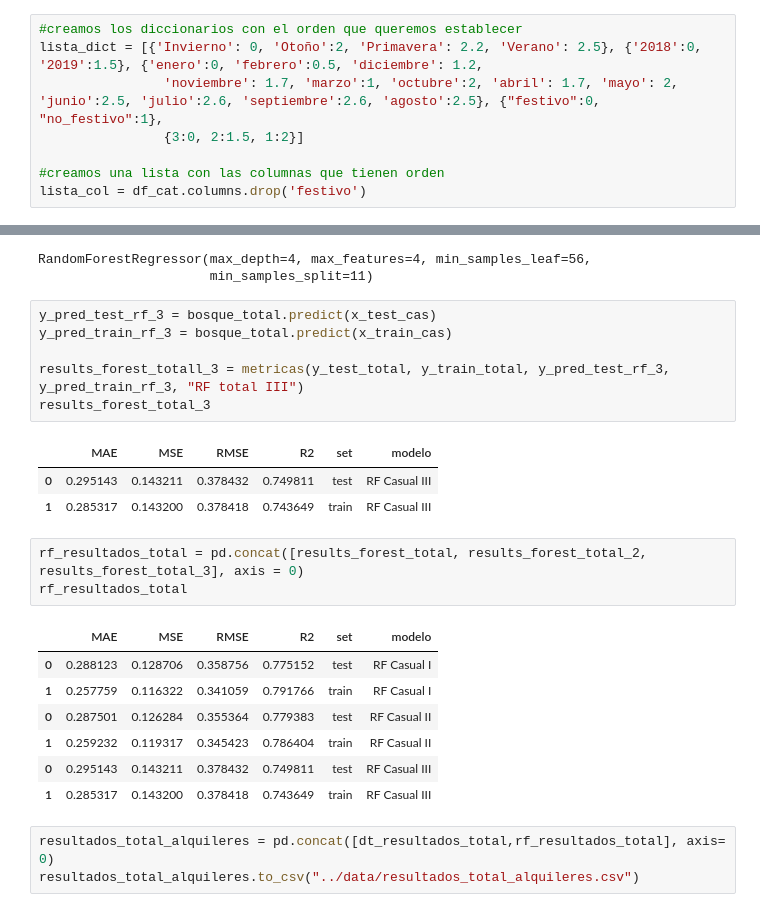
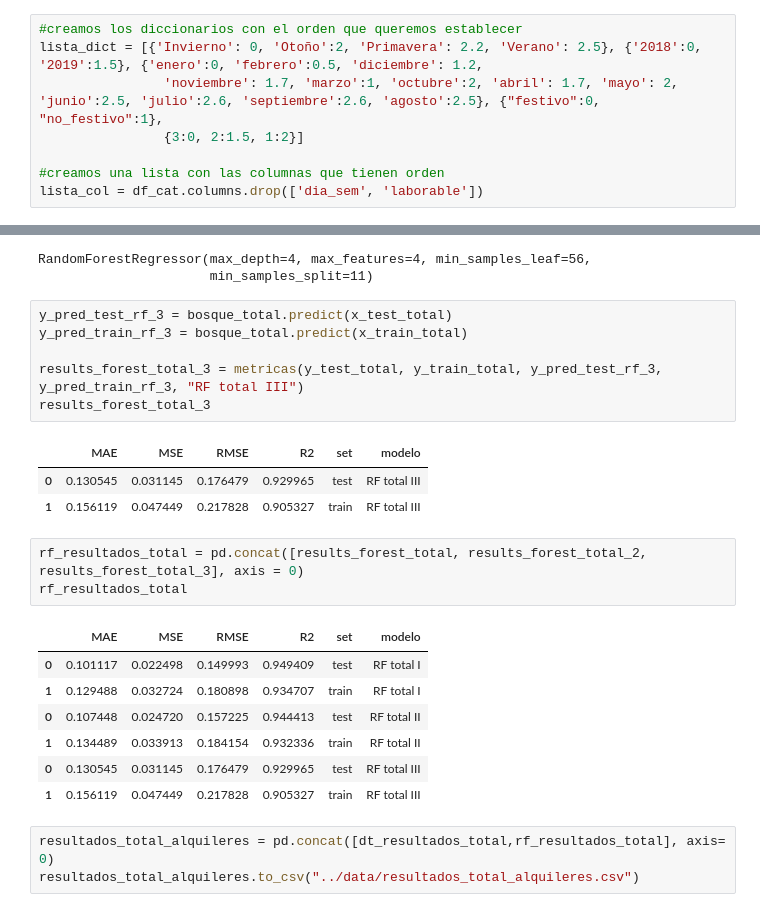
Before and after one commit to LourdesBoj/promoE-modulo3-proyecto-equipo3-Andrea-Catalina-Lourdes-AnaLopez, a Jupyter notebook: notebooks/modelo_3.ipynb, the cells around one changed output, grey strips where cells are left out. Cells and saved outputs as stored; diff of their text form.

```diff
--- a/notebooks/modelo_3.ipynb
+++ b/notebooks/modelo_3.ipynb
@@ -201,7 +203,7 @@ lista_dict = [{'Invierno': 0, 'Otoño':2, 'Primavera': 2.2, 'Verano': 2.5}, {'20
                 {3:0, 2:1.5, 1:2}]
 
 #creamos una lista con las columnas que tienen orden
-lista_col = df_cat.columns.drop('festivo')
+lista_col = df_cat.columns.drop(['dia_sem', 'laborable'])
 # %%
 #Usamos map para codificar las columnas que tienen orden
 #creamos un dataframe vacío para ir añadiendo las columnas codificadas
@@ -501,26 +499,26 @@ bosque_total
 RandomForestRegressor(max_depth=4, max_features=4, min_samples_leaf=56,
                       min_samples_split=11)
 # %%
-y_pred_test_rf_3 = bosque_total.predict(x_test_cas)
-y_pred_train_rf_3 = bosque_total.predict(x_train_cas)
+y_pred_test_rf_3 = bosque_total.predict(x_test_total)
+y_pred_train_rf_3 = bosque_total.predict(x_train_total)
 
-results_forest_totall_3 = metricas(y_test_total, y_train_total, y_pred_test_rf_3, y_pred_train_rf_3, "RF total III")
+results_forest_total_3 = metricas(y_test_total, y_train_total, y_pred_test_rf_3, y_pred_train_rf_3, "RF total III")
 results_forest_total_3
 # %% [output]
 |  | MAE | MSE | RMSE | R2 | set | modelo |
-| 0 | 0.295143 | 0.143211 | 0.378432 | 0.749811 | test | RF Casual III |
-| 1 | 0.285317 | 0.143200 | 0.378418 | 0.743649 | train | RF Casual III |
+| 0 | 0.130545 | 0.031145 | 0.176479 | 0.929965 | test | RF total III |
+| 1 | 0.156119 | 0.047449 | 0.217828 | 0.905327 | train | RF total III |
 # %%
 rf_resultados_total = pd.concat([results_forest_total, results_forest_total_2, results_forest_total_3], axis = 0)
 rf_resultados_total
 # %% [output]
 |  | MAE | MSE | RMSE | R2 | set | modelo |
-| 0 | 0.288123 | 0.128706 | 0.358756 | 0.775152 | test | RF Casual I |
-| 1 | 0.257759 | 0.116322 | 0.341059 | 0.791766 | train | RF Casual I |
-| 0 | 0.287501 | 0.126284 | 0.355364 | 0.779383 | test | RF Casual II |
-| 1 | 0.259232 | 0.119317 | 0.345423 | 0.786404 | train | RF Casual II |
-| 0 | 0.295143 | 0.143211 | 0.378432 | 0.749811 | test | RF Casual III |
-| 1 | 0.285317 | 0.143200 | 0.378418 | 0.743649 | train | RF Casual III |
+| 0 | 0.101117 | 0.022498 | 0.149993 | 0.949409 | test | RF total I |
+| 1 | 0.129488 | 0.032724 | 0.180898 | 0.934707 | train | RF total I |
+| 0 | 0.107448 | 0.024720 | 0.157225 | 0.944413 | test | RF total II |
+| 1 | 0.134489 | 0.033913 | 0.184154 | 0.932336 | train | RF total II |
+| 0 | 0.130545 | 0.031145 | 0.176479 | 0.929965 | test | RF total III |
+| 1 | 0.156119 | 0.047449 | 0.217828 | 0.905327 | train | RF total III |
 # %%
 resultados_total_alquileres = pd.concat([dt_resultados_total,rf_resultados_total], axis= 0)
 resultados_total_alquileres.to_csv("../data/resultados_total_alquileres.csv")
```
Also changed, not shown: parts of 31 cells of this notebook, 7 other files.
